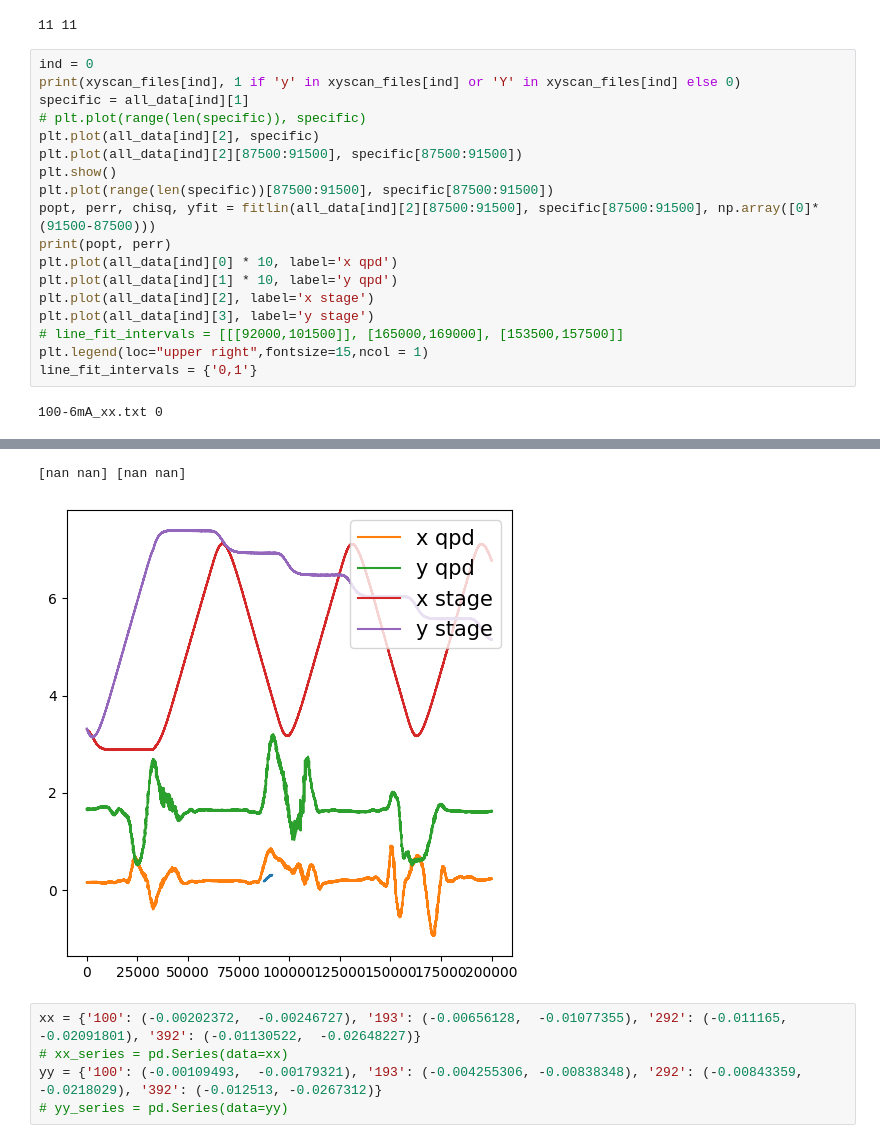
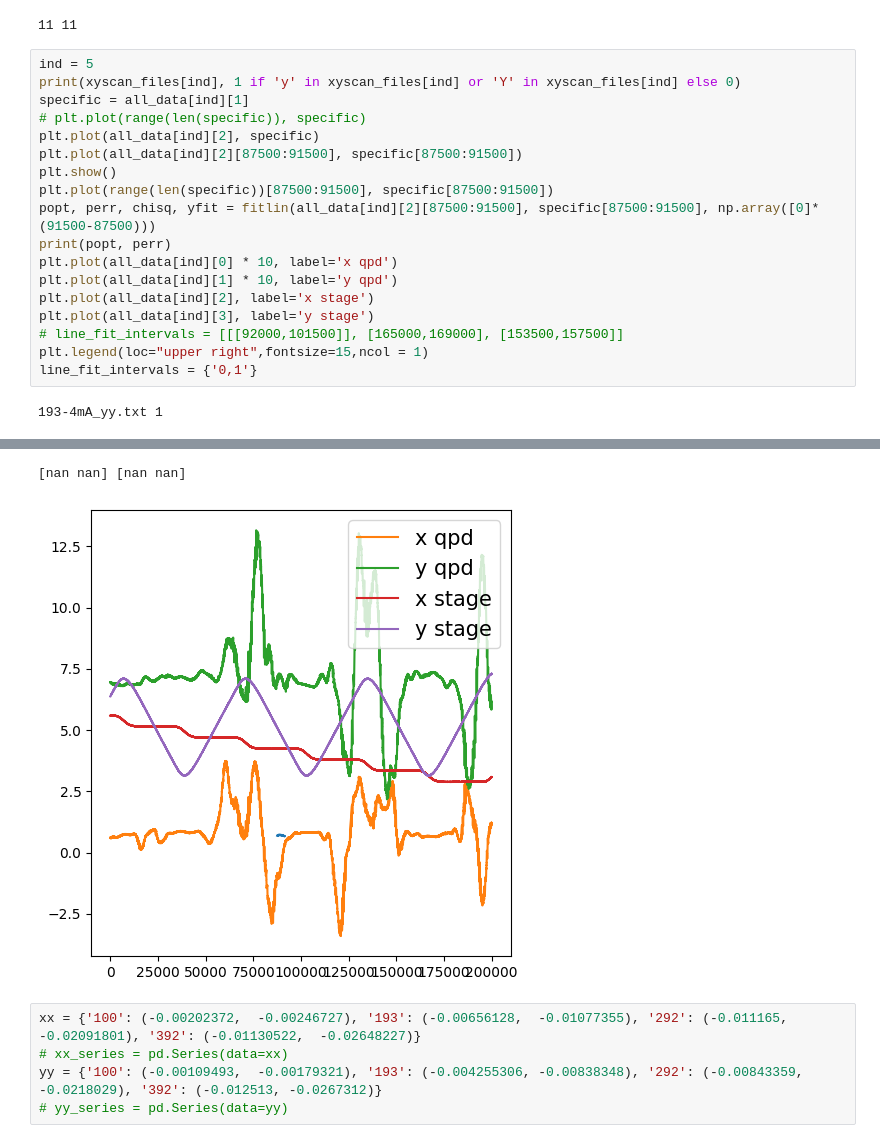
Before and after one commit to Snowton/jlab, a Jupyter notebook: Optical-Trap-master/analysis_copy.ipynb, the cells around one changed output, grey strips where cells are left out. Saved outputs shown, nothing was run; the diff lists cells and outputs as text.

```diff
--- a/Optical-Trap-master/analysis_copy.ipynb
+++ b/Optical-Trap-master/analysis_copy.ipynb
@@ -157,7 +157,7 @@ xyscan_files = [f.split("/")[-1] for f in xyscan_files]
 # %% [output]
 11 11
 # %%
-ind = 0
+ind = 5
 print(xyscan_files[ind], 1 if 'y' in xyscan_files[ind] or 'Y' in xyscan_files[ind] else 0)
 specific = all_data[ind][1]
 # plt.plot(range(len(specific)), specific)
@@ -175,4 +175,4 @@ plt.plot(all_data[ind][3], label='y stage')
 plt.legend(loc="upper right",fontsize=15,ncol = 1)
 line_fit_intervals = {'0,1'}
 # %% [output]
-100-6mA_xx.txt 0
+193-4mA_yy.txt 1
@@ -180,5 +180,5 @@ line_fit_intervals = {'0,1'}
 [nan nan] [nan nan]
-[figure, old version]
+[figure, new version]
 # %%
 xx = {'100': (-0.00202372,	-0.00246727), '193': (-0.00656128,	-0.01077355), '292': (-0.011165,	-0.02091801), '392': (-0.01130522,	-0.02648227)}
 # xx_series = pd.Series(data=xx)
```
Also changed, not shown: parts of 1 cell of this notebook, 1 other file.
